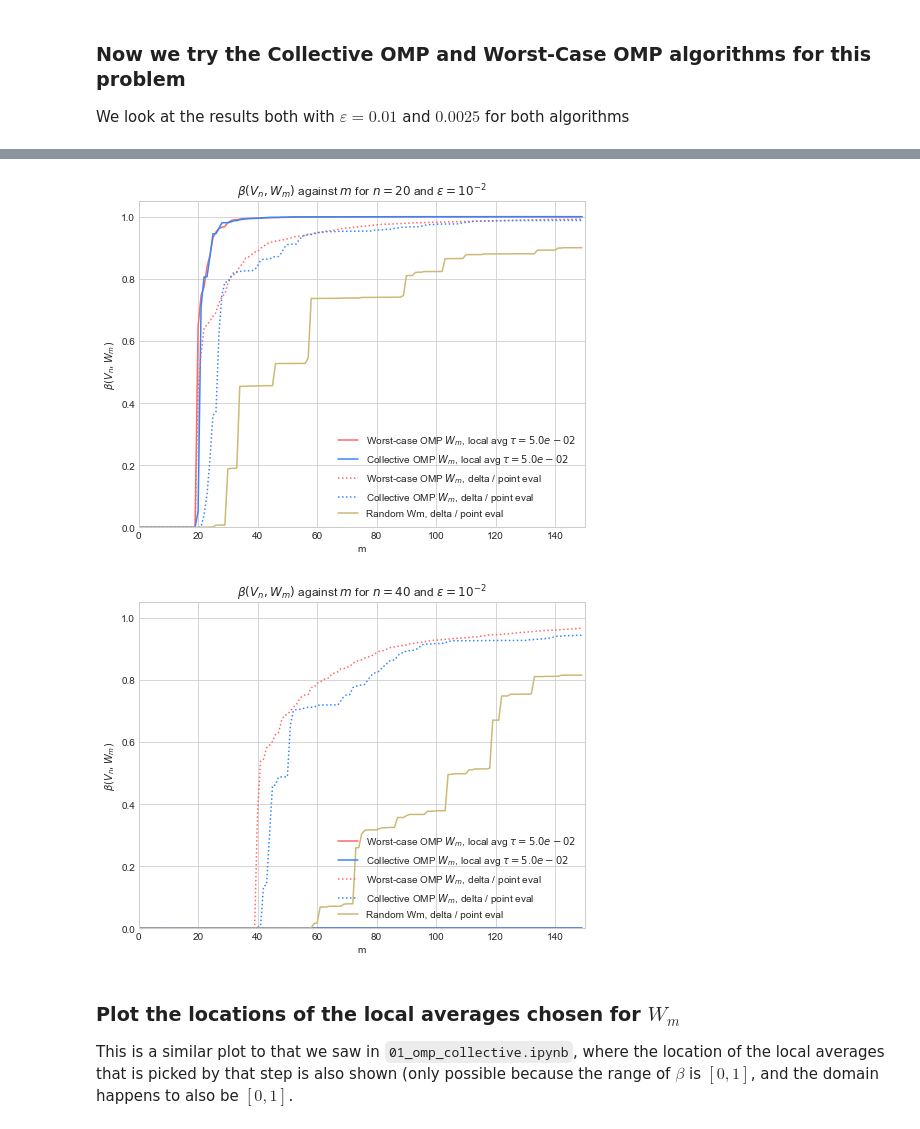
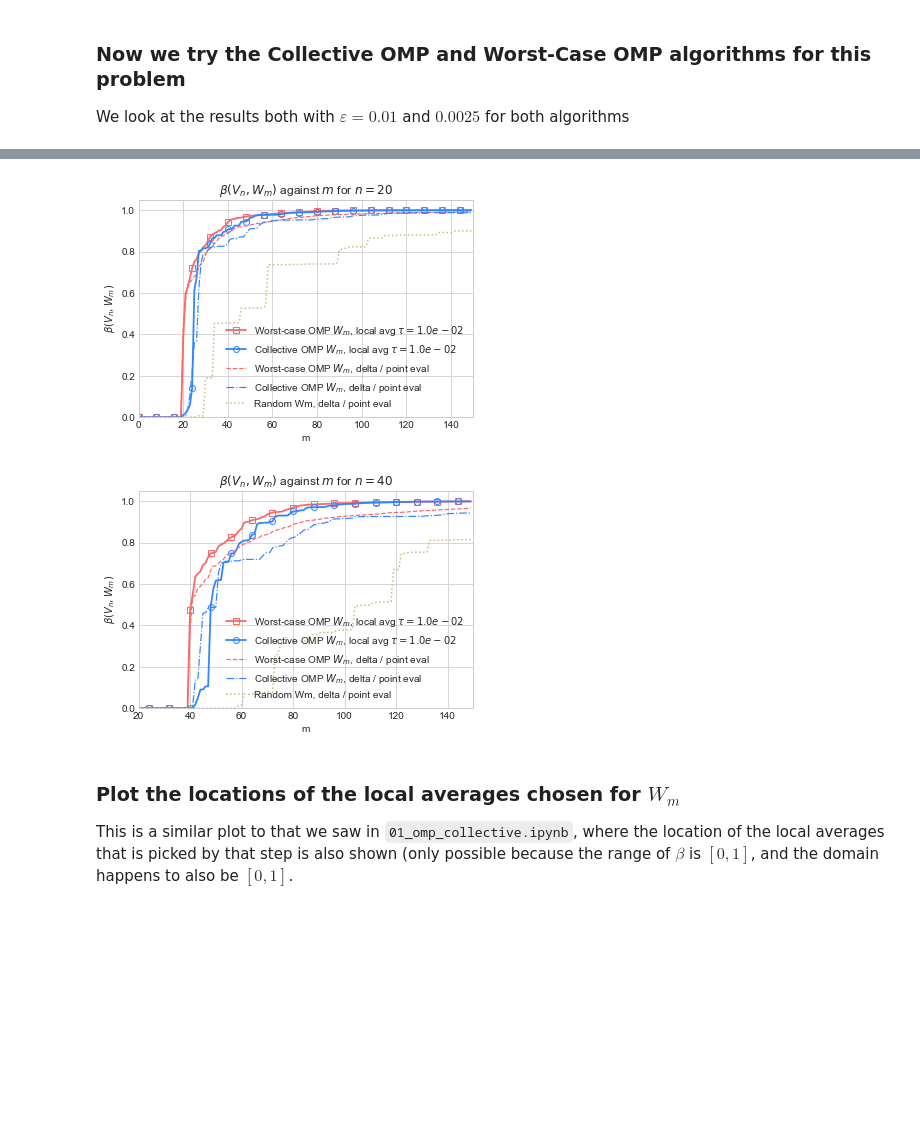
Before and after one commit to james-nichols/pyApproxTools, a Jupyter notebook: notebooks/omp/03_omp_local_avg.ipynb, the cells around one changed output, grey strips where cells are left out. Drawn from its saved outputs; the diff is of its cells as text; code cells hidden in the pictures; blank space fills up the shorter version.

```diff
--- a/notebooks/omp/03_omp_local_avg.ipynb
+++ b/notebooks/omp/03_omp_local_avg.ipynb
@@ -121,10 +121,10 @@ We look at the results both with $\varepsilon=0.01$ and $0.0025$ for both algori
 # %%
 N = 1e3
 
-eps_0 = 0.09
-eps_1 = 0.05
+eps_0 = 0.06
+eps_1 = 0.025
 eps_2 = 0.01
-eps_3 = 0.005
+eps_3 = 0.0025
 
 dictionaries = [pat.make_unif_dictionary(N), pat.make_unif_avg_dictionary(N, eps_0),\
                 pat.make_unif_avg_dictionary(N, eps_1),\
@@ -247,48 +253,47 @@ plt.show()
 # %%
 line_style = ['-', '--', '-.', ':']
 
 sns.set_palette("deep")
 cp = sns.color_palette()
 bl = (51/255, 133/255, 255/255)
 re = (255/255, 102/255, 102/255)
 
 sns.set_style('whitegrid')
 
-fig = plt.figure(figsize=(8, 6))
-ax = fig.add_subplot(1, 1, 1, title=r'$\beta(V_n, W_m)$ against $m$ for $n=20$ and $\varepsilon=10^{-2}$')
+fig = plt.figure(figsize=(6, 4))
+ax = fig.add_subplot(1, 1, 1, title=r'$\beta(V_n, W_m)$ against $m$ for $n=20$')
 
-k = 2
-plt.plot(range(m), bs_wcomp[0, :, k], label=r'Worst-case OMP $W_m$, {0}'.format(dict_label[k]), color=re)
-plt.plot(range(m), bs_comp[0, :, k], label=r'Collective OMP $W_m$, {0}'.format(dict_label[k]), color=bl)
+k = 3
+plt.plot(range(m), bs_wcomp[0, :, k], label=r'Worst-case OMP $W_m$, {0}'.format(dict_label[k]), color=re, lw=1.8, marker='s', markevery=8, markerfacecolor='none')
+plt.plot(range(m), bs_comp[0, :, k], label=r'Collective OMP $W_m$, {0}'.format(dict_label[k]), color=bl, lw=1.8, marker='o', markevery=8, markerfacecolor='none')
 k = 0
-plt.plot(range(m), bs_wcomp[0, :, k], ':', label=r'Worst-case OMP $W_m$, {0}'.format(dict_label[k]), color=re)
-plt.plot(range(m), bs_comp[0, :, k], ':', label=r'Collective OMP $W_m$, {0}'.format(dict_label[k]), color=bl)
-plt.plot(range(m), bs_rand[0, :], label=r'Random Wm, {0}'.format(dict_label[k]), color=cp[4])
+plt.plot(range(m), bs_wcomp[0, :, k], '--', label=r'Worst-case OMP $W_m$, {0}'.format(dict_label[k]), color=re, lw=1.2)
+plt.plot(range(m), bs_comp[0, :, k], '-.', label=r'Collective OMP $W_m$, {0}'.format(dict_label[k]), color=bl, lw=1.2)
+plt.plot(range(m), bs_rand[0, :], ':', label=r'Random Wm, {0}'.format(dict_label[k]), color=cp[4])
 
 ax.set(xlabel='m', ylabel=r'$\beta(V_n, W_m)$', xlim=[0,150], ylim=[0.,1.05])
 plt.legend(loc=4)
-plt.savefig('COMPvsWCOMPAvg_20.pdf')
+plt.savefig('COMPvsWCOMPAvg_20_new.pdf')
 plt.show()
 
-fig = plt.figure(figsize=(8, 6))
-ax = fig.add_subplot(1, 1, 1, title=r'$\beta(V_n, W_m)$ against $m$ for $n=40$ and $\varepsilon=10^{-2}$')
+fig = plt.figure(figsize=(6, 4))
+ax = fig.add_subplot(1, 1, 1, title=r'$\beta(V_n, W_m)$ against $m$ for $n=40$')
 
-k = 2
-plt.plot(range(m), bs_wcomp[1, :, k], label=r'Worst-case OMP $W_m$, {0}'.format(dict_label[k]), color=re)
-plt.plot(range(m), bs_comp[1, :, k], label=r'Collective OMP $W_m$, {0}'.format(dict_label[k]), color=bl)
+k = 3
+plt.plot(range(m), bs_wcomp[1, :, k], label=r'Worst-case OMP $W_m$, {0}'.format(dict_label[k]), color=re, lw=1.8, marker='s', markevery=8, markerfacecolor='none')
+plt.plot(range(m), bs_comp[1, :, k], label=r'Collective OMP $W_m$, {0}'.format(dict_label[k]), color=bl, lw=1.8, marker='o', markevery=8, markerfacecolor='none')
 k = 0
-plt.plot(range(m), bs_wcomp[1, :, k], ':', label=r'Worst-case OMP $W_m$, {0}'.format(dict_label[k]), color=re)
-plt.plot(range(m), bs_comp[1, :, k], ':', label=r'Collective OMP $W_m$, {0}'.format(dict_label[k]), color=bl)
+plt.plot(range(m), bs_wcomp[1, :, k], '--', label=r'Worst-case OMP $W_m$, {0}'.format(dict_label[k]), color=re, lw=1.2)
+plt.plot(range(m), bs_comp[1, :, k], '-.', label=r'Collective OMP $W_m$, {0}'.format(dict_label[k]), color=bl, lw=1.2)
 
-plt.plot(range(m), bs_rand[1, :], label=r'Random Wm, {0}'.format(dict_label[k]), color=cp[4])
-
-ax.set(xlabel='m', ylabel=r'$\beta(V_n, W_m)$', xlim=[0,150], ylim=[0.,1.05])
+plt.plot(range(m), bs_rand[1, :], ':', label=r'Random Wm, {0}'.format(dict_label[k]), color=cp[4])
+ax.set(xlabel='m', ylabel=r'$\beta(V_n, W_m)$', xlim=[20,150], ylim=[0.,1.05])
 plt.legend(loc=4)
-plt.savefig('COMPvsWCOMPAvg_40.pdf')
+plt.savefig('COMPvsWCOMPAvg_40_new.pdf')
 plt.show()
 # %% [output]
-[figure, old version]
+[figure, new version]
-[figure, old version]
+[figure, new version]
 # %% [markdown]
 ### Plot the locations of the local averages chosen for $W_m$
 
```
Also changed, not shown: parts of 2 cells of this notebook, 3 other files.
